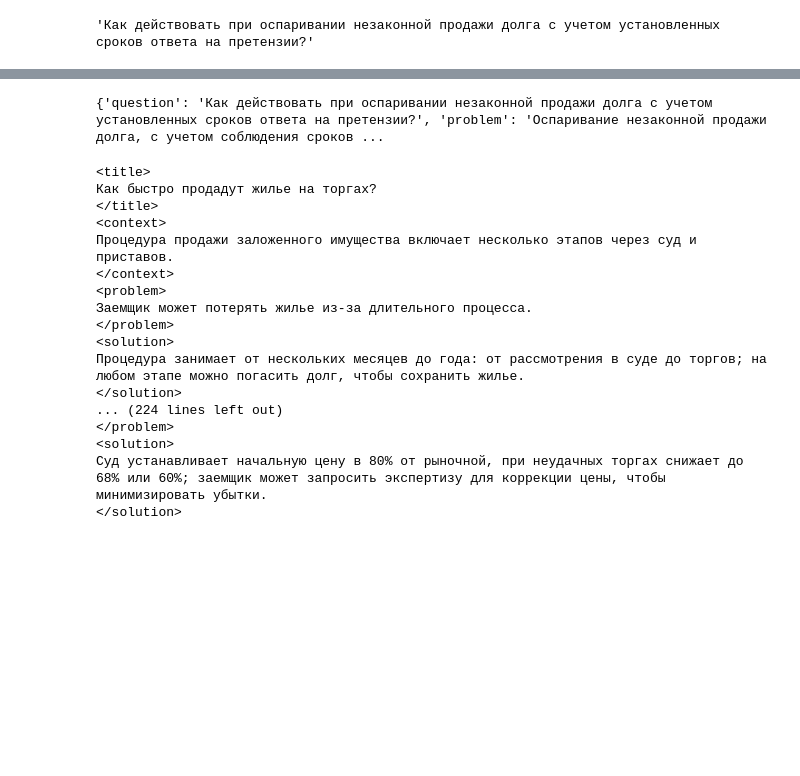
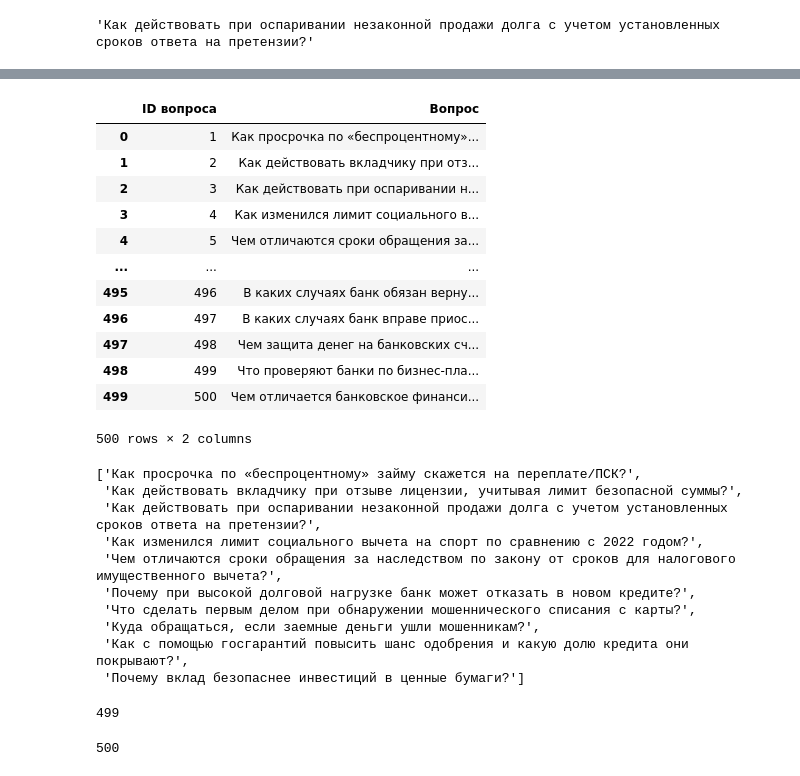
Before and after one commit to koluzh/fintech_hackathon, a Jupyter notebook: hyde.ipynb, the cells around one changed output, grey strips where cells are left out. Drawn from its saved outputs; the diff is of its cells as text; code cells hidden in the pictures; blank space fills up the shorter version.

Commit message:
add: public questions answered

```diff
--- a/hyde.ipynb
+++ b/hyde.ipynb
@@ -41,7 +41,7 @@ client = OpenAI(
     api_key=LLM_API_KEY,
 )
 
-questions = pd.read_csv('questions.csv')
+question_df = pd.read_csv('questions.csv')
 
 corpus = pd.read_csv('train_data.csv')
 
@@ -164,24 +144,16 @@ print(result)
-# %%
-print(kag.results[0]['query'])
-# %% [output]
-{'question': 'Как действовать при оспаривании незаконной продажи долга с учетом установленных сроков ответа на претензии?', 'problem': 'Оспаривание незаконной продажи долга, с учетом соблюдения сроков ...
-# %%
-print(kag.results[0]['knowledge'])
-# %% [output]
-<title>
-Как быстро продадут жилье на торгах?
-</title>
-<context>
-Процедура продажи заложенного имущества включает несколько этапов через суд и приставов.
-</context>
-<problem>
-Заемщик может потерять жилье из-за длительного процесса.
-</problem>
-<solution>
-Процедура занимает от нескольких месяцев до года: от рассмотрения в суде до торгов; на любом этапе можно погасить долг, чтобы сохранить жилье.
-</solution>
-... (224 lines left out)
-</problem>
-<solution>
-Суд устанавливает начальную цену в 80% от рыночной, при неудачных торгах снижает до 68% или 60%; заемщик может запросить экспертизу для коррекции цены, чтобы минимизировать убытки.
-</solution>
+# %%
+questions
+# %% [output]
+|  | ID вопроса | Вопрос |
+| 0 | 1 | Как просрочка по «беспроцентному»... |
+| 1 | 2 | Как действовать вкладчику при отз... |
+| 2 | 3 | Как действовать при оспаривании н... |
+| 3 | 4 | Как изменился лимит социального в... |
+| 4 | 5 | Чем отличаются сроки обращения за... |
+| ... | ... | ... |
+| 495 | 496 | В каких случаях банк обязан верну... |
+| 496 | 497 | В каких случаях банк вправе приос... |
+| 497 | 498 | Чем защита денег на банковских сч... |
+| 498 | 499 | Что проверяют банки по бизнес-пла... |
+| 499 | 500 | Чем отличается банковское финанси... |
+500 rows × 2 columns
@@ -187,0 +235,21 @@ print(kag.results[0]['knowledge'])
+# %%
+qs[:10]
+# %% [output]
+['Как просрочка по «беспроцентному» займу скажется на переплате/ПСК?',
+ 'Как действовать вкладчику при отзыве лицензии, учитывая лимит безопасной суммы?',
+ 'Как действовать при оспаривании незаконной продажи долга с учетом установленных сроков ответа на претензии?',
+ 'Как изменился лимит социального вычета на спорт по сравнению с 2022 годом?',
+ 'Чем отличаются сроки обращения за наследством по закону от сроков для налогового имущественного вычета?',
+ 'Почему при высокой долговой нагрузке банк может отказать в новом кредите?',
+ 'Что сделать первым делом при обнаружении мошеннического списания с карты?',
+ 'Куда обращаться, если заемные деньги ушли мошенникам?',
+ 'Как с помощью госгарантий повысить шанс одобрения и какую долю кредита они покрывают?',
+ 'Почему вклад безопаснее инвестиций в ценные бумаги?']
+# %%
+question_df['Вопрос'].nunique()
+# %% [output]
+499
+# %%
+len(question_df['Вопрос'])
+# %% [output]
+500
```
Also changed, not shown: parts of 21 cells of this notebook, 1 other file.
